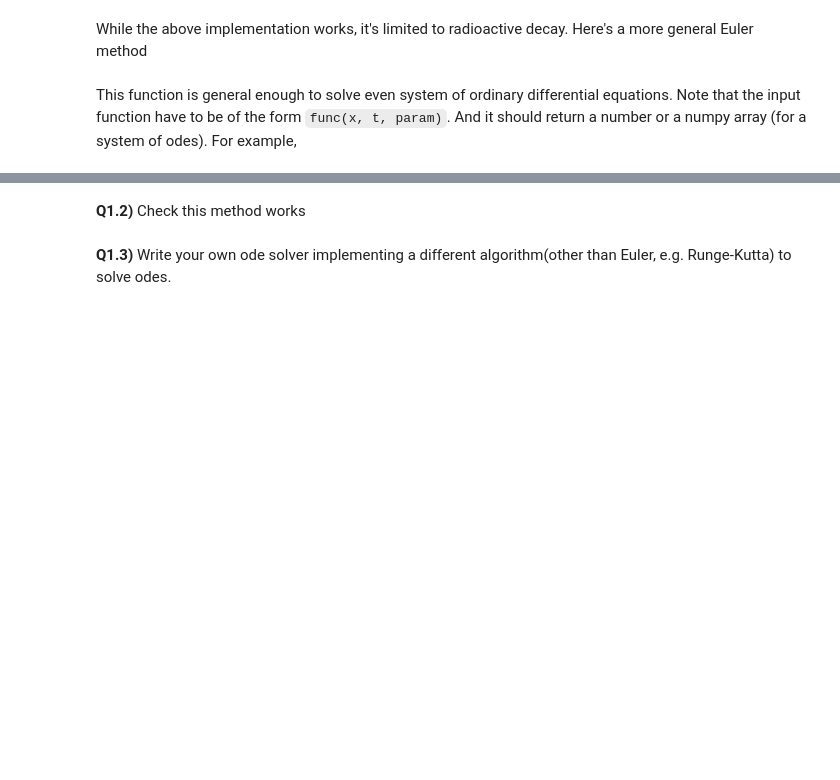
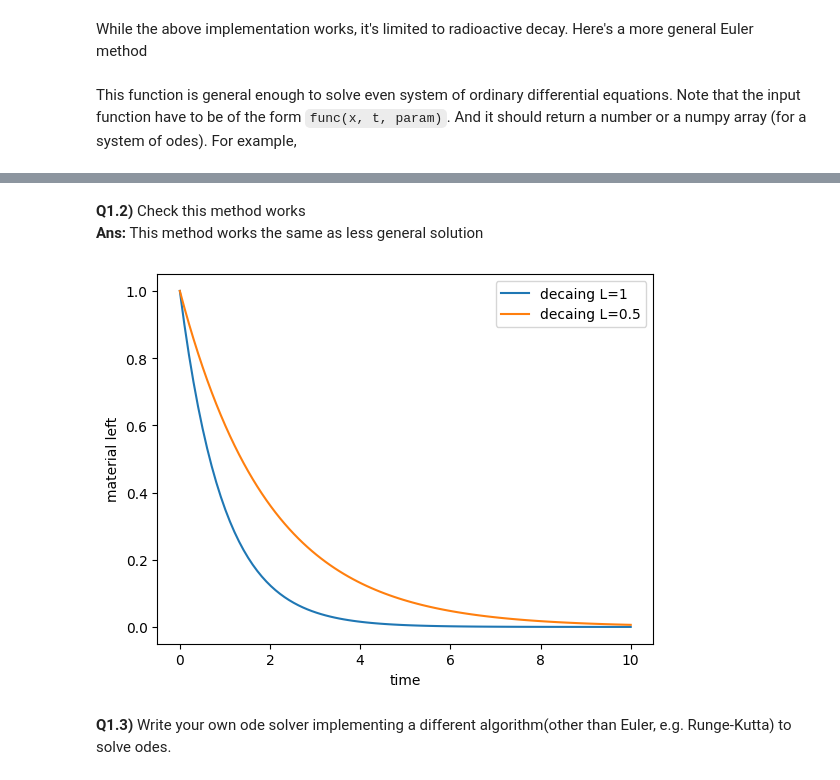
Before and after one commit to T2ooomasz/ComputationalMethodsI, a Jupyter notebook: HW/hw5TomaszKazulak.ipynb, the cells around one changed output, grey strips where cells are left out. Drawn from its saved outputs; the diff is of its cells as text; code cells hidden in the pictures; blank space fills up the shorter version.

```diff
--- a/HW/hw5TomaszKazulak.ipynb
+++ b/HW/hw5TomaszKazulak.ipynb
@@ -41,12 +55,10 @@ def euler_method(func, initial, t_start, t_finish, steps=100, params=[]):
     dt = (t_finish - t_start) / steps
     data = []
     data.append(initial)
-    for i in range(1, steps):
+    for i in range(0, steps-1):
+        # WRONG ! no "data[-1]" multiplication next to func -> added
+        # WRONG ! bad time was starting from t_y+1 not t_y -> changed range of for loop
         data.append(data[-1] + dt * func(data[-1], t_start + i*dt, params)) # data[-1] is last element of the data
     return np.array(data)
 # %% [markdown]
 This function is general enough to solve even system of ordinary differential equations. Note that the input function have to be of the form `func(x, t, param)`. And it should return a number or a numpy array (for a system of odes). For example,
-# %%
-def radioactive_decay(x, t, params):
-    decay_constant = params
-    return -decay_constant
@@ -53,4 +68,24 @@ def radioactive_decay(x, t, params):
+# %%
+def radioactive_decay(x, t, params):
+    [decay_constant] = params # add [] around decay to extract the data in return
+    return -decay_constant*x  # if params is a list then it is not working and need to multiply by x[!]
 # %% [markdown]
-**Q1.2)** Check this method works
+**Q1.2)** Check this method works \
+**Ans:** This method works the same as less general solution
+# %%
+initial, t_start, t_finish, steps, params = 1, 0, 10, 100, [1]
+time = np.linspace(t_start, t_finish, steps)
+
+data = euler_method(radioactive_decay, initial, t_start, t_finish, steps, params)
+plt.plot(time, data, label="decaing L=1")
+params_2 = [0.5]
+data_2 = euler_method(radioactive_decay, initial, t_start, t_finish, steps, params_2)
+plt.plot(time, data_2, label="decaing L=0.5")
+plt.xlabel("time")
+plt.ylabel("material left")
+plt.legend()
+plt.show()
+# %% [output]
+[figure, added]
 # %% [markdown]
 **Q1.3)** Write your own ode solver implementing a different algorithm(other than Euler, e.g. Runge-Kutta) to solve odes.
```
Also changed, not shown: parts of 14 cells of this notebook.
